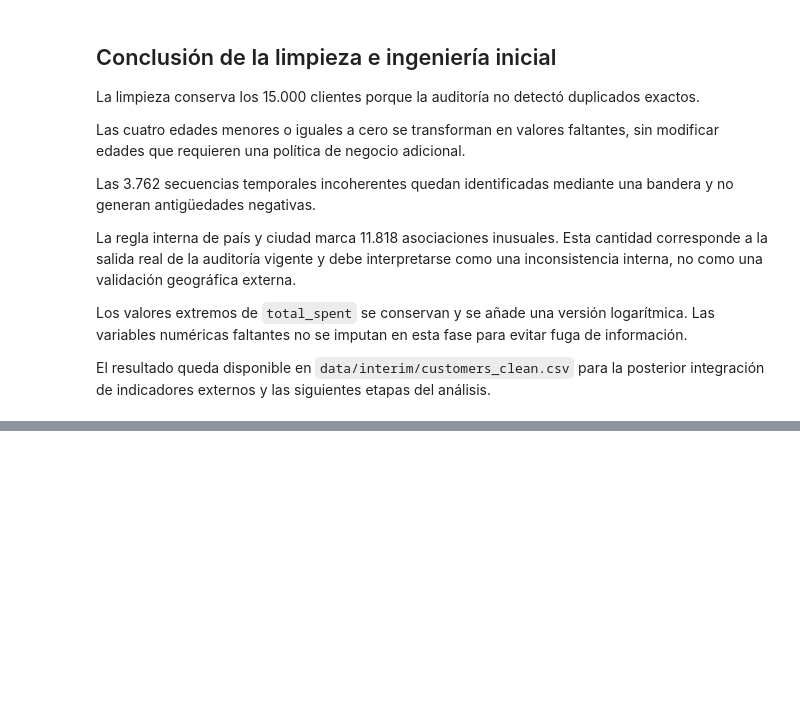
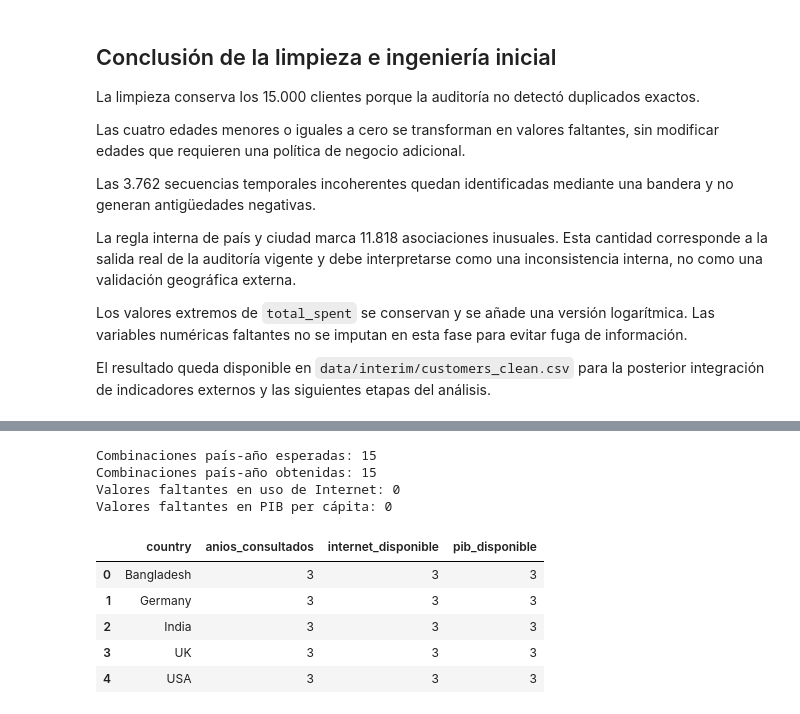
Before and after one commit to sebastianLagos16/customer-retention-analytics, a Jupyter notebook: notebook/Sebastian_lagos_Oscar_Oreste_ET_801V.ipynb, the cells around one changed output, grey strips where cells are left out. Drawn from its saved outputs; the diff is of its cells as text; code cells hidden in the pictures; blank space fills up the shorter version.

Commit message:
"feat:  Integración de indicadores externos"

```diff
--- a/notebook/Sebastian_lagos_Oscar_Oreste_ET_801V.ipynb
+++ b/notebook/Sebastian_lagos_Oscar_Oreste_ET_801V.ipynb
@@ -1215,0 +1911,60 @@ análisis.
+# %%
+resumen_disponibilidad = (
+    indicadores_banco_mundial
+    .groupby("country", as_index=False)
+    .agg(
+        anios_consultados=(
+            "indicator_year",
+            "nunique"
+        ),
+        internet_disponible=(
+            "internet_users_pct",
+            lambda serie: int(serie.notna().sum())
+        ),
+        pib_disponible=(
+            "gdp_per_capita_usd",
+            lambda serie: int(serie.notna().sum())
+        )
+    )
+)
+
+print(
+    "Combinaciones país-año esperadas:",
+    len(codigos_consulta) * len(anios_dataset)
+)
+
+print(
+    "Combinaciones país-año obtenidas:",
+    len(indicadores_banco_mundial)
+)
+
+print(
+    "Valores faltantes en uso de Internet:",
+    int(
+        indicadores_banco_mundial[
+            "internet_users_pct"
+        ].isna().sum()
+    )
+)
+
+print(
+    "Valores faltantes en PIB per cápita:",
+    int(
+        indicadores_banco_mundial[
+            "gdp_per_capita_usd"
+        ].isna().sum()
+    )
+)
+
+display(resumen_disponibilidad)
+# %% [output]
+Combinaciones país-año esperadas: 15
+Combinaciones país-año obtenidas: 15
+Valores faltantes en uso de Internet: 0
+Valores faltantes en PIB per cápita: 0
+|  | country | anios_consultados | internet_disponible | pib_disponible |
+| 0 | Bangladesh | 3 | 3 | 3 |
+| 1 | Germany | 3 | 3 | 3 |
+| 2 | India | 3 | 3 | 3 |
+| 3 | UK | 3 | 3 | 3 |
+| 4 | USA | 3 | 3 | 3 |
```
Also changed, not shown: parts of 17 cells of this notebook, 2 other files.
